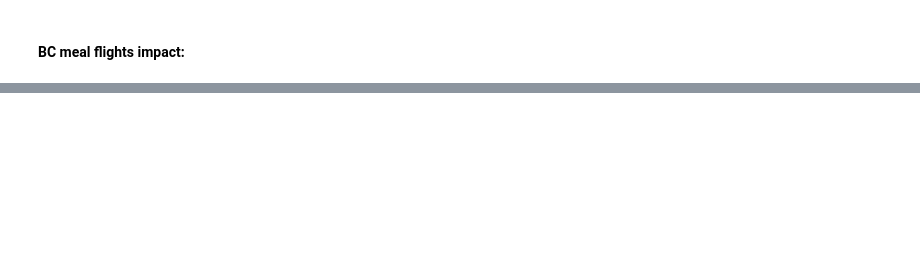
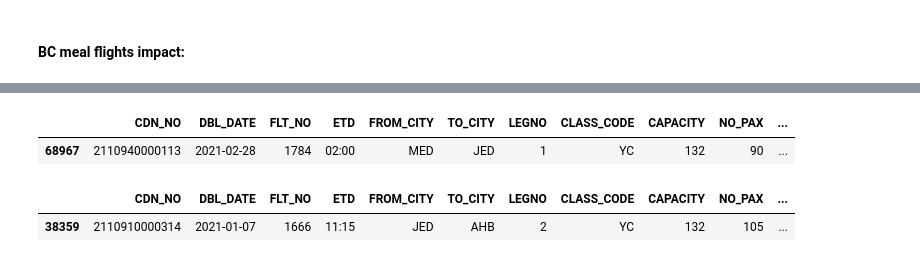
Before and after one commit to KhaledAlmanea/foodMonthlyCostImpact, a Jupyter notebook: CDN Monthly Data Report.ipynb, the cells around one changed output, grey strips where cells are left out. Saved outputs shown, nothing was run; the diff lists cells and outputs as text; code cells hidden in the pictures; blank space fills up the shorter version.

```diff
--- a/CDN Monthly Data Report.ipynb
+++ b/CDN Monthly Data Report.ipynb
@@ -1098,4 +1117,11 @@ See the caveats in the documentation: https://pandas.pydata.org/pandas-docs/stab
 | 48 | DSFI2026 | YOGHURT MUESLI MIXED NUTS/PISTACHIO | NaN | 42857 | 100 | 9.750000 | 4844 | 0.006926 |
 | 49 | HDVIA1508 | HDVIA1508-MEZZEH LABNEH BALL/HOMM... | NaN | 39115 | NaN | 6.140000 | 3028 | 0.004329 |
 Total cost impact on meal flights Business class equals SAR 401,769 and its impact on CPP equals SAR 0.5744251016544949
+# %%
+x = df_three[((df_three['Block Time'] <= 89) & (df_three['CLASS_CODE'] == 'YC') & ~(df_three.ITEM_CODE.isin(handling_item_codes)) & ~(df_three.ROUTE.isin(meal_exception))) | ((df_three['Block Time'] <= 89) &(df_three.ROUTE.isin(beverage_exception)) & (df_three['CLASS_CODE'] == 'YC') & ~(df_three.ITEM_CODE.isin(handling_item_codes)))]
+# %%
+x[x['SPECS_NO'] == '42855']
+# %% [output]
+|  | CDN_NO | DBL_DATE | FLT_NO | ETD | FROM_CITY | TO_CITY | LEGNO | CLASS_CODE | CAPACITY | NO_PAX | ... |
+| 68967 | 2110940000113 | 2021-02-28 | 1784 | 02:00 | MED | JED | 1 | YC | 132 | 90 | ... |
 # %%
@@ -1102,0 +1129,5 @@ x = df_p_three[((df_p_three['Block Time'] <= 89) & (df_p_three['CLASS_CODE'] ==
+# %%
+p[p['SPECS_NO'] == '42855']
+# %% [output]
+|  | CDN_NO | DBL_DATE | FLT_NO | ETD | FROM_CITY | TO_CITY | LEGNO | CLASS_CODE | CAPACITY | NO_PAX | ... |
+| 38359 | 2110910000314 | 2021-01-07 | 1666 | 11:15 | JED | AHB | 2 | YC | 132 | 105 | ... |
```
Also changed, not shown: parts of 13 cells of this notebook.
